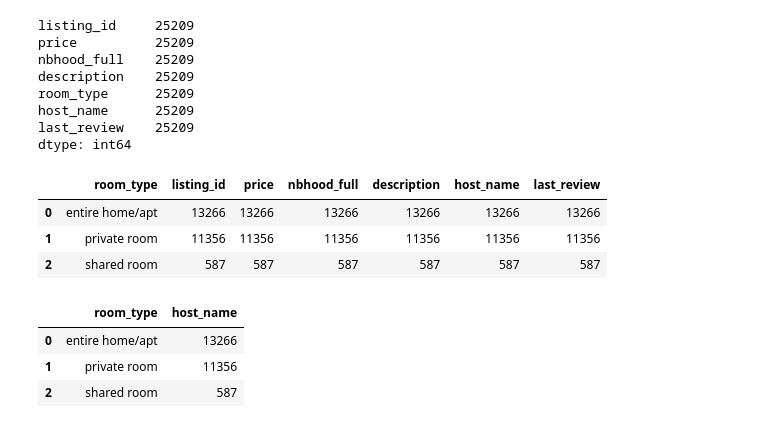
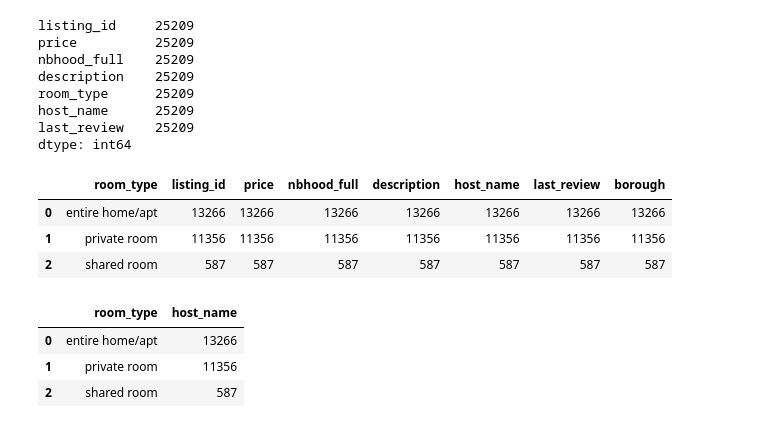
Before and after one commit to tushalkumar/Master-project-2-Project-Overview-NYC-Short-Term-Rental-Insights, a Jupyter notebook: DA202 Mastery Projects 2 Airbnb.ipynb, the cells around one changed output. Drawn from its saved outputs; the diff is of its cells as text; code cells hidden in the pictures.

```diff
--- a/DA202 Mastery Projects 2 Airbnb.ipynb
+++ b/DA202 Mastery Projects 2 Airbnb.ipynb
@@ -99,14 +102,14 @@ host_name      25209
 last_review    25209
 dtype: int64
 # %%
-room_type = Output_df1.groupby('room_type').count().reset_index()
+room_types = Output_df1.groupby('room_type').count().reset_index()
-# %%
-room_type
-# %% [output]
-|  | room_type | listing_id | price | nbhood_full | description | host_name | last_review |
-| 0 | entire home/apt | 13266 | 13266 | 13266 | 13266 | 13266 | 13266 |
-| 1 | private room | 11356 | 11356 | 11356 | 11356 | 11356 | 11356 |
-| 2 | shared room | 587 | 587 | 587 | 587 | 587 | 587 |
+# %%
+room_types
+# %% [output]
+|  | room_type | listing_id | price | nbhood_full | description | host_name | last_review | borough |
+| 0 | entire home/apt | 13266 | 13266 | 13266 | 13266 | 13266 | 13266 | 13266 |
+| 1 | private room | 11356 | 11356 | 11356 | 11356 | 11356 | 11356 | 11356 |
+| 2 | shared room | 587 | 587 | 587 | 587 | 587 | 587 | 587 |
 # %%
 # Normalize Casing
 # %%
```
Also changed, not shown: parts of 7 cells of this notebook, 1 other file.
